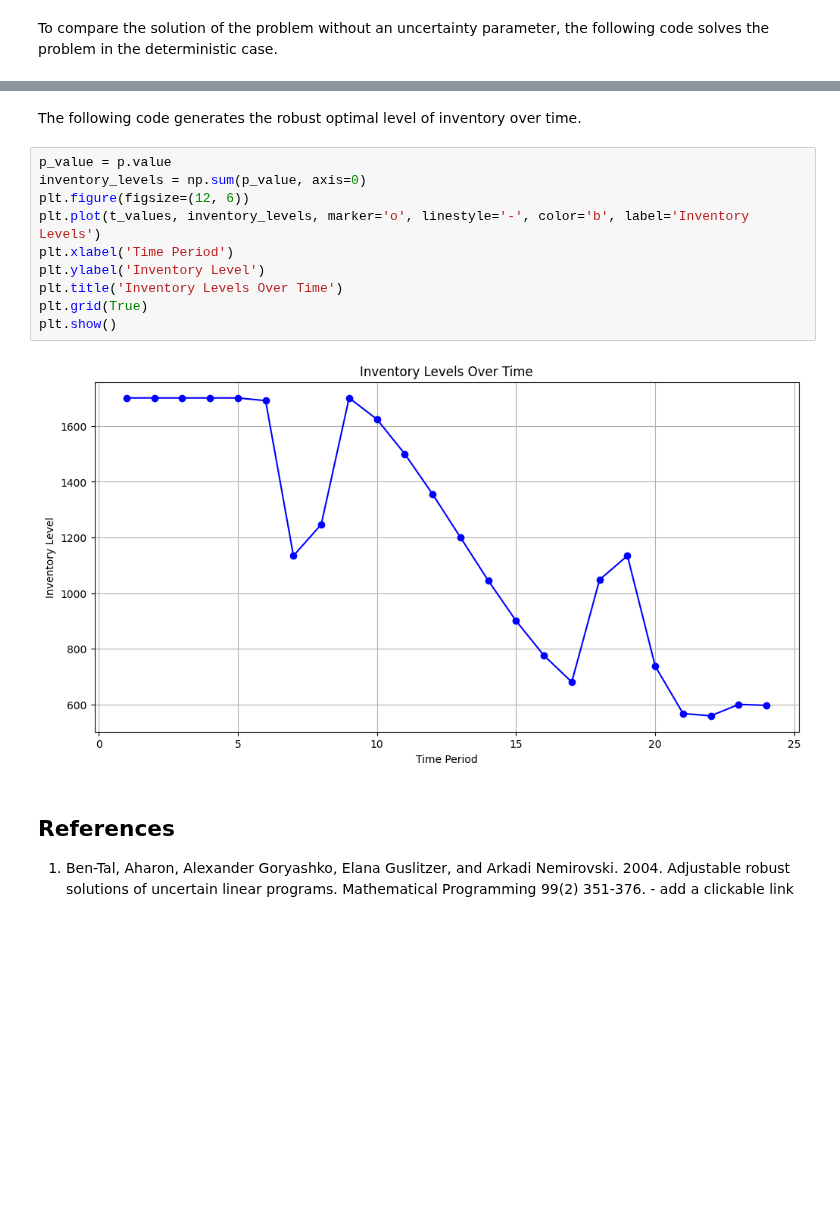
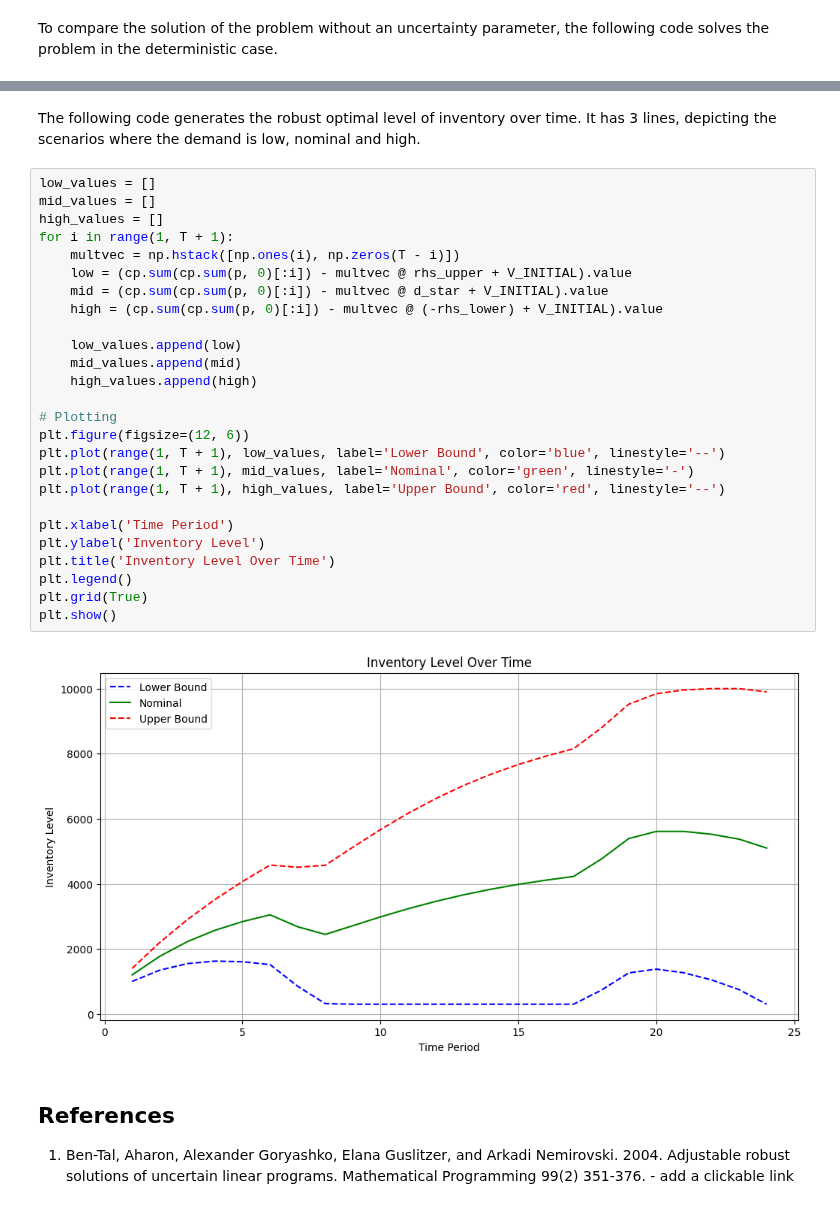
Before and after one commit to stellatogrp/lropt, a Jupyter notebook: docs/getting_started/robust_problems/robust_prod_inventory.ipynb, the cells around one changed output, grey strips where cells are left out. Saved outputs shown, nothing was run; the diff lists cells and outputs as text; blank space fills up the shorter version.

```diff
--- a/docs/getting_started/robust_problems/robust_prod_inventory.ipynb
+++ b/docs/getting_started/robust_problems/robust_prod_inventory.ipynb
@@ -150,19 +147,35 @@ print(f"The deterministic optimal value is {round(sol, NUM_DEC)}")
 # %% [output]
 The deterministic optimal value is 33208.997
 # %% [markdown]
-The following code generates the robust optimal level of inventory over time.
+The following code generates the robust optimal level of inventory over time. It has 3 lines, depicting the scenarios where the demand is low, nominal and high.
-# %%
-p_value = p.value
-inventory_levels = np.sum(p_value, axis=0)
-plt.figure(figsize=(12, 6))
-plt.plot(t_values, inventory_levels, marker='o', linestyle='-', color='b', label='Inventory Levels')
-plt.xlabel('Time Period')
-plt.ylabel('Inventory Level')
-plt.title('Inventory Levels Over Time')
-plt.grid(True)
-plt.show()
-# %% [output]
-[figure, removed]
+# %%
+low_values = []
+mid_values = []
+high_values = []
+for i in range(1, T + 1):
+    multvec = np.hstack([np.ones(i), np.zeros(T - i)])
+    low = (cp.sum(cp.sum(p, 0)[:i]) - multvec @ rhs_upper + V_INITIAL).value
+    mid = (cp.sum(cp.sum(p, 0)[:i]) - multvec @ d_star + V_INITIAL).value
+    high = (cp.sum(cp.sum(p, 0)[:i]) - multvec @ (-rhs_lower) + V_INITIAL).value
+
+    low_values.append(low)
+    mid_values.append(mid)
+    high_values.append(high)
+
+# Plotting
+plt.figure(figsize=(12, 6))
+plt.plot(range(1, T + 1), low_values, label='Lower Bound', color='blue', linestyle='--')
+plt.plot(range(1, T + 1), mid_values, label='Nominal', color='green', linestyle='-')
+plt.plot(range(1, T + 1), high_values, label='Upper Bound', color='red', linestyle='--')
+
+plt.xlabel('Time Period')
+plt.ylabel('Inventory Level')
+plt.title('Inventory Level Over Time')
+plt.legend()
+plt.grid(True)
+plt.show()
+# %% [output]
+[figure, added]
 # %% [markdown]
 ## References
 
```
Also changed, not shown: parts of 4 cells of this notebook, 2 other files.
